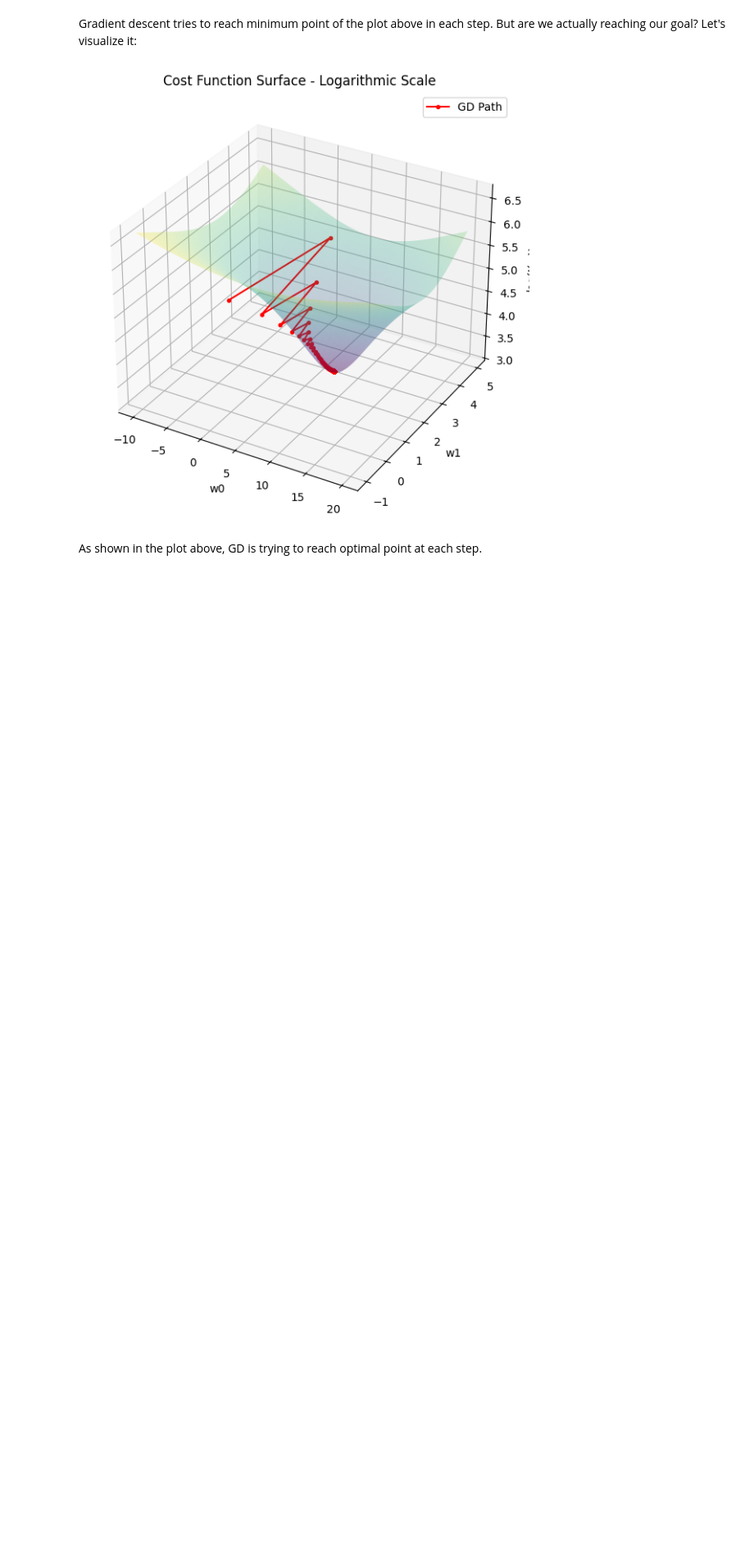
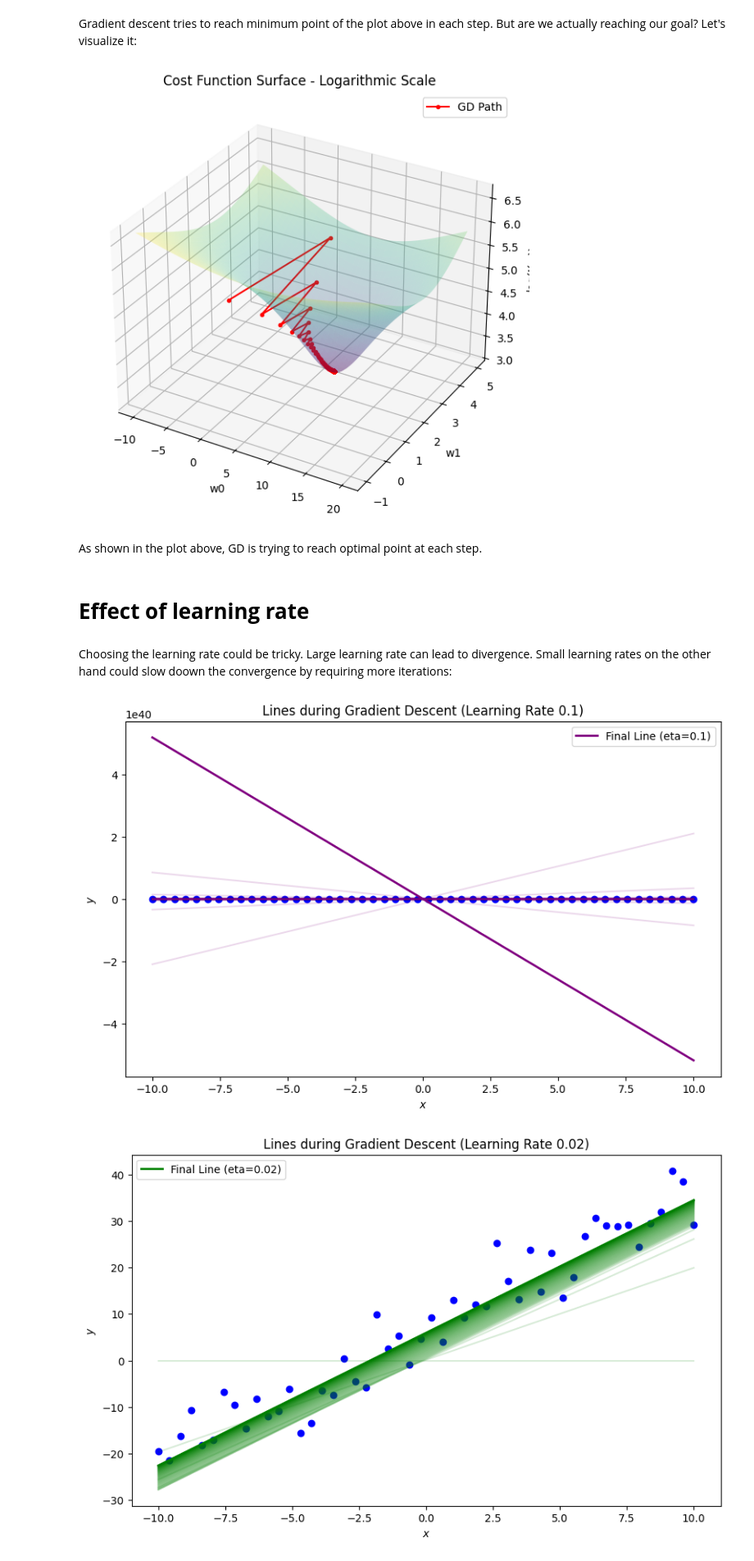
Before and after one commit to hoseinAkbari97/machine_learning_course, a Jupyter notebook: Chapter_01_Supervised_Learning/regression/Linear_Regression_1.ipynb, the cells around one changed output. Shown at 82% size. Saved outputs shown, nothing was run; the diff lists cells and outputs as text; code cells hidden in the pictures; blank space fills up the shorter version.

```diff
--- a/Chapter_01_Supervised_Learning/regression/Linear_Regression_1.ipynb
+++ b/Chapter_01_Supervised_Learning/regression/Linear_Regression_1.ipynb
@@ -339,3 +339,46 @@ plt.show()
 [figure]
 # %% [markdown]
 As shown in the plot above, GD is trying to reach optimal point at each step.
+# %% [markdown]
+# **Effect of learning rate**
+# %% [markdown]
+Choosing the learning rate could be tricky. Large learning rate can lead to divergence. Small learning rates on the other hand could slow doown the convergence by requiring more iterations:
+# %%
+learning_rates = [0.1, 0.02, 0.001]
+num_iters = 100
+w_initial = [0, 0]
+
+colors = ['purple', 'green', 'orange']
+
+w0_vals = np.linspace(-10, 20, 100)
+w1_vals = np.linspace(-1, 5, 100)
+J_vals = np.zeros((len(w0_vals), len(w1_vals)))
+
+for i in range(len(w0_vals)):
+  for j in range(len(w1_vals)):
+    w = [w0_vals[i], w1_vals[j]]
+    J_vals[i, j] = cost_function(X, y, w)
+
+cost_histories = []
+
+# GD for each eta
+for idx, eta in enumerate(learning_rates):
+  w_final, cost_history, w_history = gradient_descent(X, y, w_initial.copy(), eta, num_iters)
+  cost_histories.append(cost_history)
+
+  # Plot GD
+  plt.figure(figsize=(10,6))
+  for step_idx, w in enumerate(w_history[::num_iters // 100]):
+    alpha_val = 0.15 + 0.85*(idx) / 100
+    plt.plot(X, h_x(X, w), color=colors[idx], alpha=alpha_val)
+
+  plt.plot(X, h_x(X, w_final), lw=2, color=colors[idx], label=f"Final Line (eta={eta})")
+  plt.title(f"Lines during Gradient Descent (Learning Rate {eta})")
+  plt.xlabel("$x$")
+  plt.ylabel("$y$")
+  plt.legend()
+  plt.scatter(X, y, color='blue', label='Actual Data')
+  plt.show()
+# %% [output]
+[figure, added]
+[figure, added]
```
Also changed, not shown: parts of 1 cell of this notebook.
